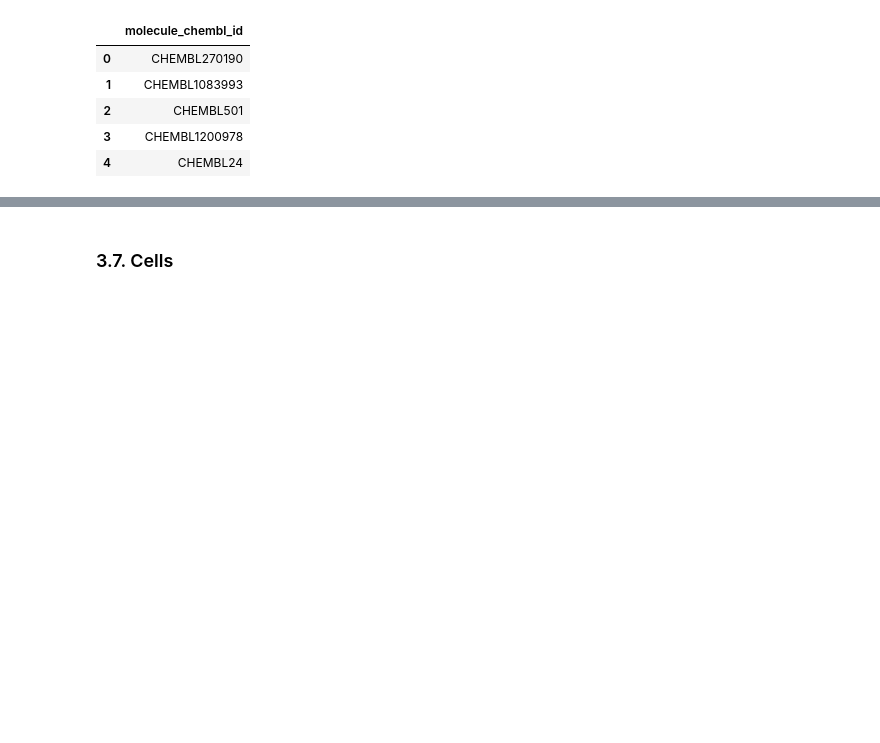
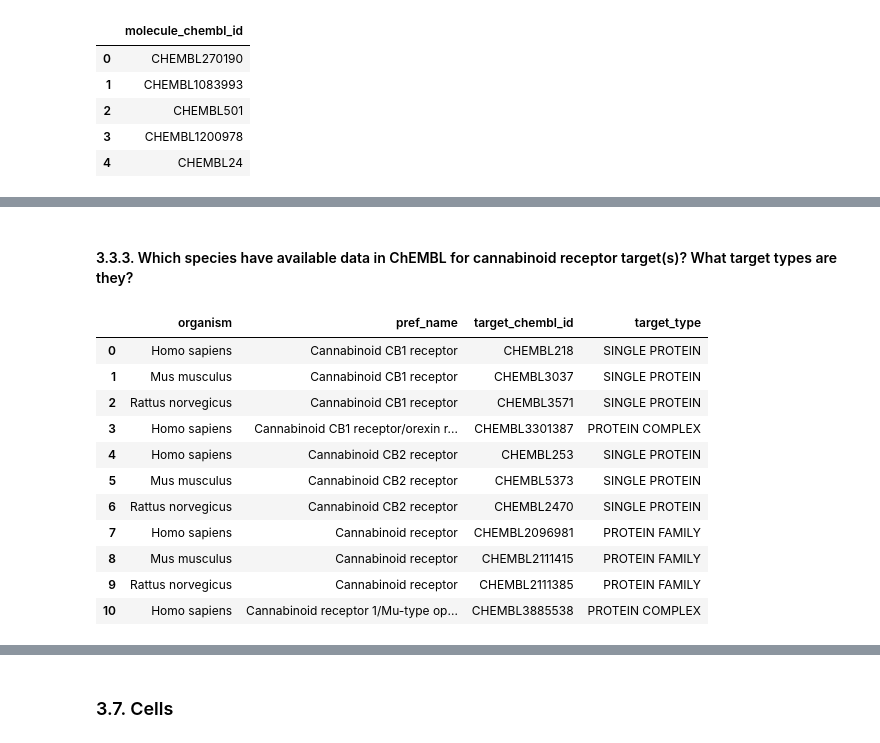
Before and after one commit to wehs7661/demos_hub, a Jupyter notebook: ChEMBL_webresource_client.ipynb, the cells around one changed output, grey strips where cells are left out. Saved outputs shown, nothing was run; the diff lists cells and outputs as text; code cells hidden in the pictures; blank space fills up the shorter version.

Commit message:
Finished sections 3.3 to 3.6. of ChEMBL_webresource_client.ipynb

```diff
--- a/ChEMBL_webresource_client.ipynb
+++ b/ChEMBL_webresource_client.ipynb
@@ -490,0 +520,21 @@ pd.DataFrame(res).head()
+# %% [markdown]
+#### 3.3.3. Which species have available data in ChEMBL for cannabinoid receptor target(s)? What target types are they?
+# %%
+target = new_client.target
+protein_name = 'cannabinoid'
+res = target.filter(pref_name__icontains=protein_name).only(['organism','pref_name','target_chembl_id','target_type']).order_by(['pref_name','organism'])
+
+pd.DataFrame(res)
+# %% [output]
+|  | organism | pref_name | target_chembl_id | target_type |
+| 0 | Homo sapiens | Cannabinoid CB1 receptor | CHEMBL218 | SINGLE PROTEIN |
+| 1 | Mus musculus | Cannabinoid CB1 receptor | CHEMBL3037 | SINGLE PROTEIN |
+| 2 | Rattus norvegicus | Cannabinoid CB1 receptor | CHEMBL3571 | SINGLE PROTEIN |
+| 3 | Homo sapiens | Cannabinoid CB1 receptor/orexin r... | CHEMBL3301387 | PROTEIN COMPLEX |
+| 4 | Homo sapiens | Cannabinoid CB2 receptor | CHEMBL253 | SINGLE PROTEIN |
+| 5 | Mus musculus | Cannabinoid CB2 receptor | CHEMBL5373 | SINGLE PROTEIN |
+| 6 | Rattus norvegicus | Cannabinoid CB2 receptor | CHEMBL2470 | SINGLE PROTEIN |
+| 7 | Homo sapiens | Cannabinoid receptor | CHEMBL2096981 | PROTEIN FAMILY |
+| 8 | Mus musculus | Cannabinoid receptor | CHEMBL2111415 | PROTEIN FAMILY |
+| 9 | Rattus norvegicus | Cannabinoid receptor | CHEMBL2111385 | PROTEIN FAMILY |
+| 10 | Homo sapiens | Cannabinoid receptor 1/Mu-type op... | CHEMBL3885538 | PROTEIN COMPLEX |
```
Also changed, not shown: parts of 27 cells of this notebook.
